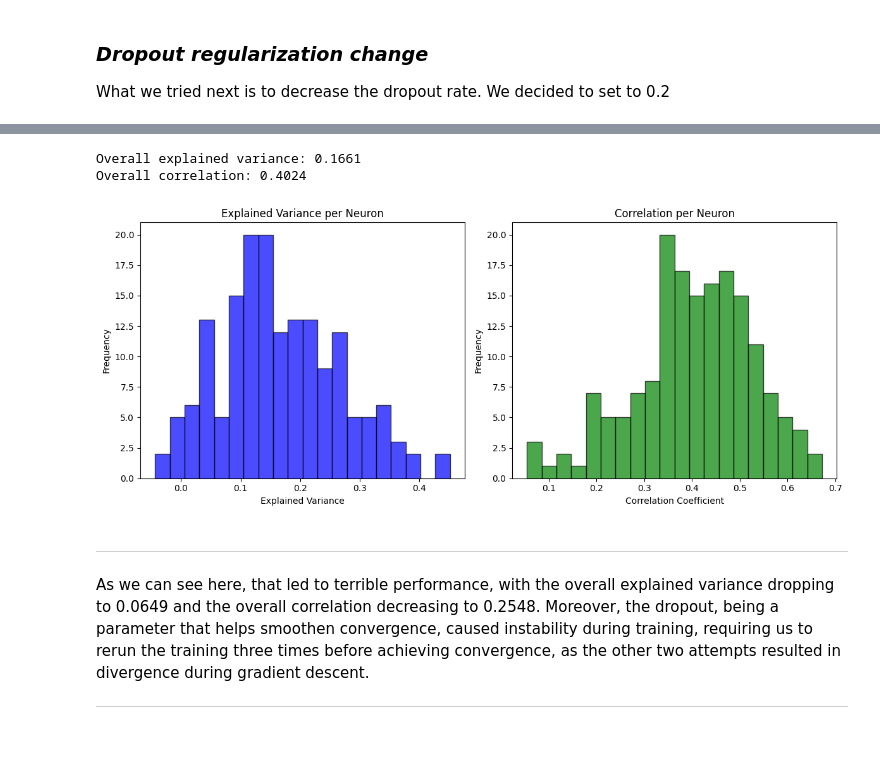
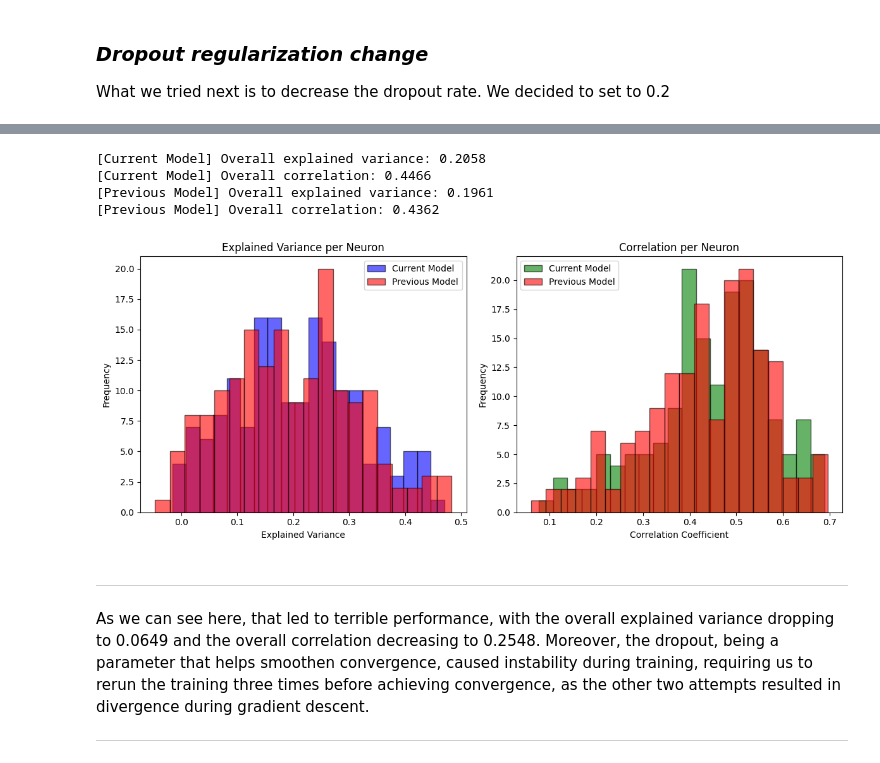
Before and after one commit to MetthewB/NX-414-Team-16, a Jupyter notebook: week8.ipynb, the cells around one changed output, grey strips where cells are left out. Drawn from its saved outputs; the diff is of its cells as text; code cells hidden in the pictures.

Commit message:
Update code and graphs
I set seeds to make the code reproductable
I retrained all the models
I added some graphs to compare methods

```diff
--- a/week8.ipynb
+++ b/week8.ipynb
@@ -238,4 +287,4 @@ optimizer = optim.Adam(shallow_cnn.parameters(), lr=learning_rate)
 scheduler = StepLR(optimizer, step_size=10, gamma=0.6)
 # %%
-train_model(shallow_cnn, train_dataloader, val_dataloader, loss_function, optimizer, epochs=20, device=device, scheduler=scheduler)
+train_model(shallow_cnn_norm, train_dataloader, val_dataloader, loss_function, optimizer, epochs=20, device=device, scheduler=scheduler)
 # %% [output]
@@ -262,5 +311,5 @@ Epoch 20/20, Train Loss: 0.0743, Val Loss: 0.1127
 # %%
-device = "cpu"
 # Evaluate model on the validation set
-evaluate_model(shallow_cnn, val_dataloader, spikes_val, device=device)
+evaluate_model(shallow_cnn_norm, val_dataloader, spikes_val, device="cpu",
+               prev_model=shallow_cnn, prev_dataloader=val_dataloader_original)
 # %% [output]
@@ -310,6 +356,15 @@ class ShallowCNN(nn.Module):
         x = self.relu(self.fc(x))
         x = self.output(x)
         return x
+# %%
+shallow_cnn_drop = ShallowCNN(n_neurons=n_neurons)
+# Define the loss function
+loss_function = nn.MSELoss()
+
+# Define the optimizer
+learning_rate = 0.001
+optimizer = optim.Adam(shallow_cnn_drop.parameters(), lr=learning_rate)
+scheduler = StepLR(optimizer, step_size=10, gamma=0.6)
 # %%
-train_model(shallow_cnn, train_dataloader, val_dataloader, loss_function, optimizer, epochs=20, device=device, scheduler=scheduler)
+train_model(shallow_cnn_drop, train_dataloader, val_dataloader, loss_function, optimizer, epochs=20, device=device, scheduler=scheduler)
 # %% [output]
@@ -336,11 +391,13 @@ Epoch 20/20, Train Loss: 0.0743, Val Loss: 0.1127
 # %%
-device = "cpu"
 # Evaluate model on the validation set
-evaluate_model(shallow_cnn, val_dataloader, spikes_val, device=device)
+evaluate_model(shallow_cnn_drop, val_dataloader, spikes_val, device="cpu",
+               prev_model=shallow_cnn_norm, prev_dataloader=val_dataloader)
 # %% [output]
-Overall explained variance: 0.1661
-Overall correlation: 0.4024
+[Current Model] Overall explained variance: 0.2058
+[Current Model] Overall correlation: 0.4466
+[Previous Model] Overall explained variance: 0.1961
+[Previous Model] Overall correlation: 0.4362
-[figure, old version]
+[figure, new version]
 # %% [markdown]
 ---
 
```
Also changed, not shown: parts of 70 cells of this notebook, 3 other files.
